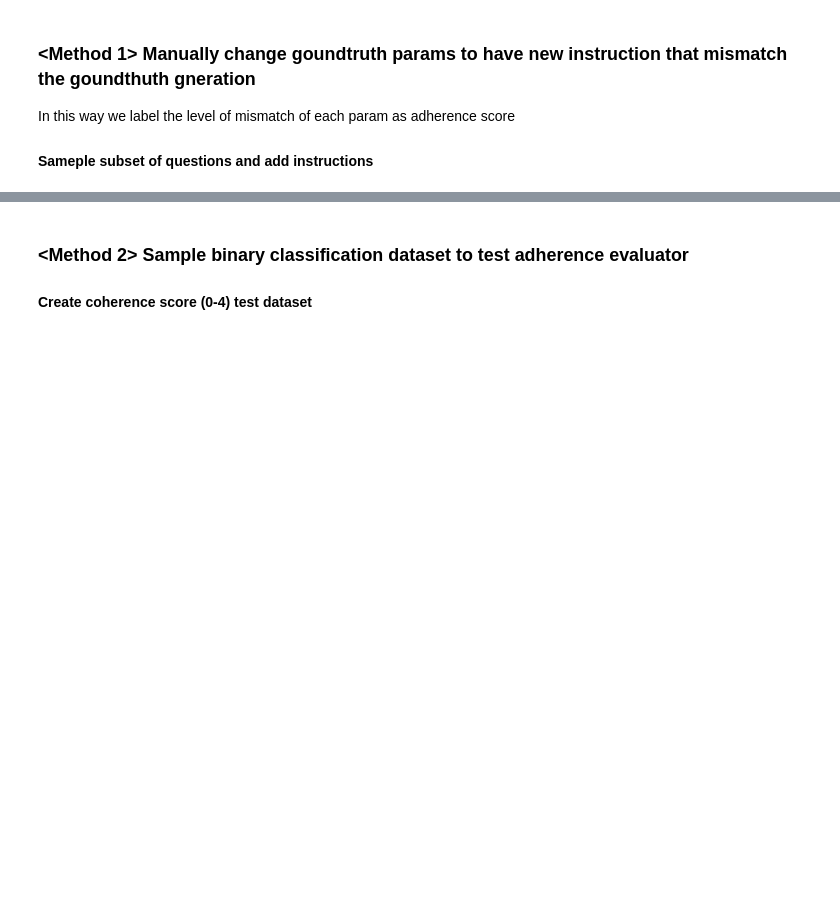
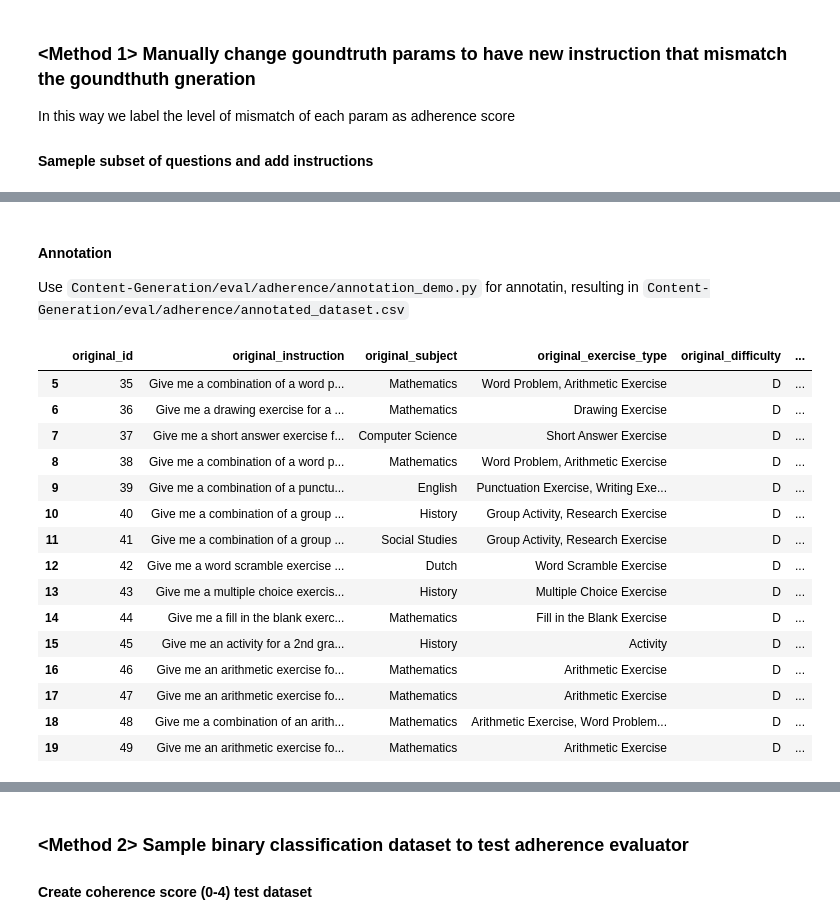
Before and after one commit to edion-io/Content-Generation, a Jupyter notebook: eval/adherence/adherence_eval_by_llm.ipynb, the cells around one changed output, grey strips where cells are left out. Drawn from its saved outputs; the diff is of its cells as text; code cells hidden in the pictures; blank space fills up the shorter version.

Commit message:
Add adherence reliability evaluation

```diff
--- a/eval/adherence/adherence_eval_by_llm.ipynb
+++ b/eval/adherence/adherence_eval_by_llm.ipynb
@@ -68,0 +51,27 @@ questions_subset
+# %% [markdown]
+#### Annotation
+
+Use `Content-Generation/eval/adherence/annotation_demo.py` for annotatin, resulting in `Content-Generation/eval/adherence/annotated_dataset.csv`
+# %%
+annotated_dataset = pd.read_csv("annotated_dataset.csv")
+annotated_dataset.head()
+len(annotated_dataset)
+annotated_dataset = annotated_dataset[5:20]
+annotated_dataset
+# %% [output]
+|  | original_id | original_instruction | original_subject | original_exercise_type | original_difficulty | ... |
+| 5 | 35 | Give me a combination of a word p... | Mathematics | Word Problem, Arithmetic Exercise | D | ... |
+| 6 | 36 | Give me a drawing exercise for a ... | Mathematics | Drawing Exercise | D | ... |
+| 7 | 37 | Give me a short answer exercise f... | Computer Science | Short Answer Exercise | D | ... |
+| 8 | 38 | Give me a combination of a word p... | Mathematics | Word Problem, Arithmetic Exercise | D | ... |
+| 9 | 39 | Give me a combination of a punctu... | English | Punctuation Exercise, Writing Exe... | D | ... |
+| 10 | 40 | Give me a combination of a group ... | History | Group Activity, Research Exercise | D | ... |
+| 11 | 41 | Give me a combination of a group ... | Social Studies | Group Activity, Research Exercise | D | ... |
+| 12 | 42 | Give me a word scramble exercise ... | Dutch | Word Scramble Exercise | D | ... |
+| 13 | 43 | Give me a multiple choice exercis... | History | Multiple Choice Exercise | D | ... |
+| 14 | 44 | Give me a fill in the blank exerc... | Mathematics | Fill in the Blank Exercise | D | ... |
+| 15 | 45 | Give me an activity for a 2nd gra... | History | Activity | D | ... |
+| 16 | 46 | Give me an arithmetic exercise fo... | Mathematics | Arithmetic Exercise | D | ... |
+| 17 | 47 | Give me an arithmetic exercise fo... | Mathematics | Arithmetic Exercise | D | ... |
+| 18 | 48 | Give me a combination of an arith... | Mathematics | Arithmetic Exercise, Word Problem... | D | ... |
+| 19 | 49 | Give me an arithmetic exercise fo... | Mathematics | Arithmetic Exercise | D | ... |
```
Also changed, not shown: parts of 6 cells of this notebook, 2 other files.
